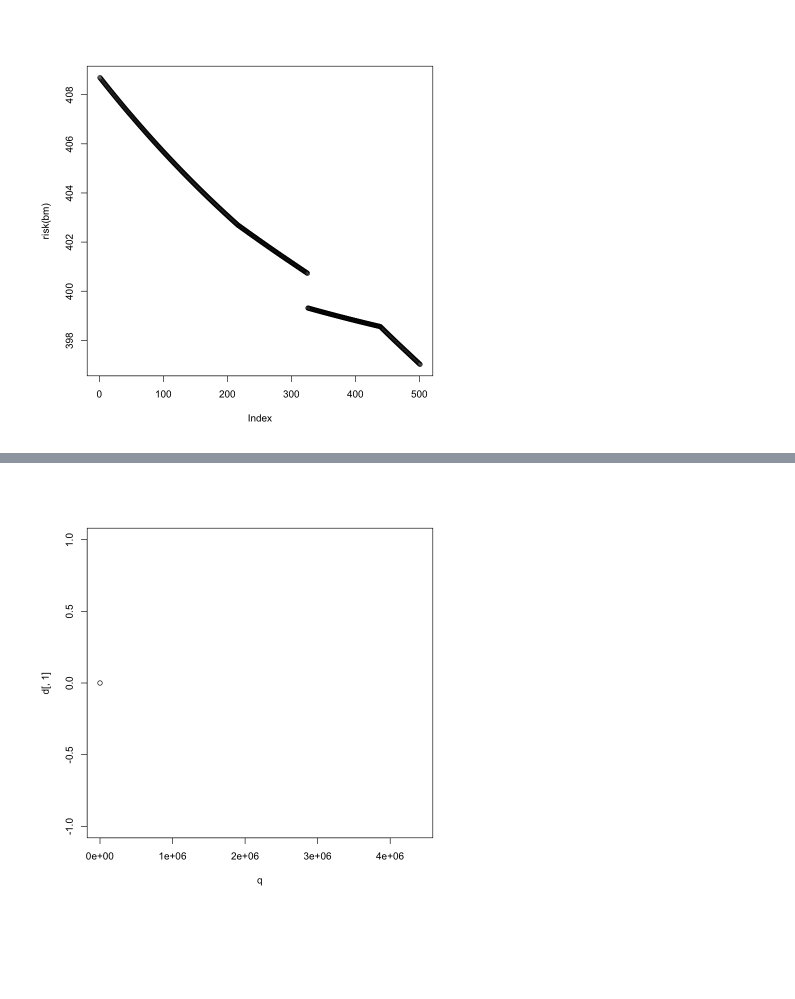
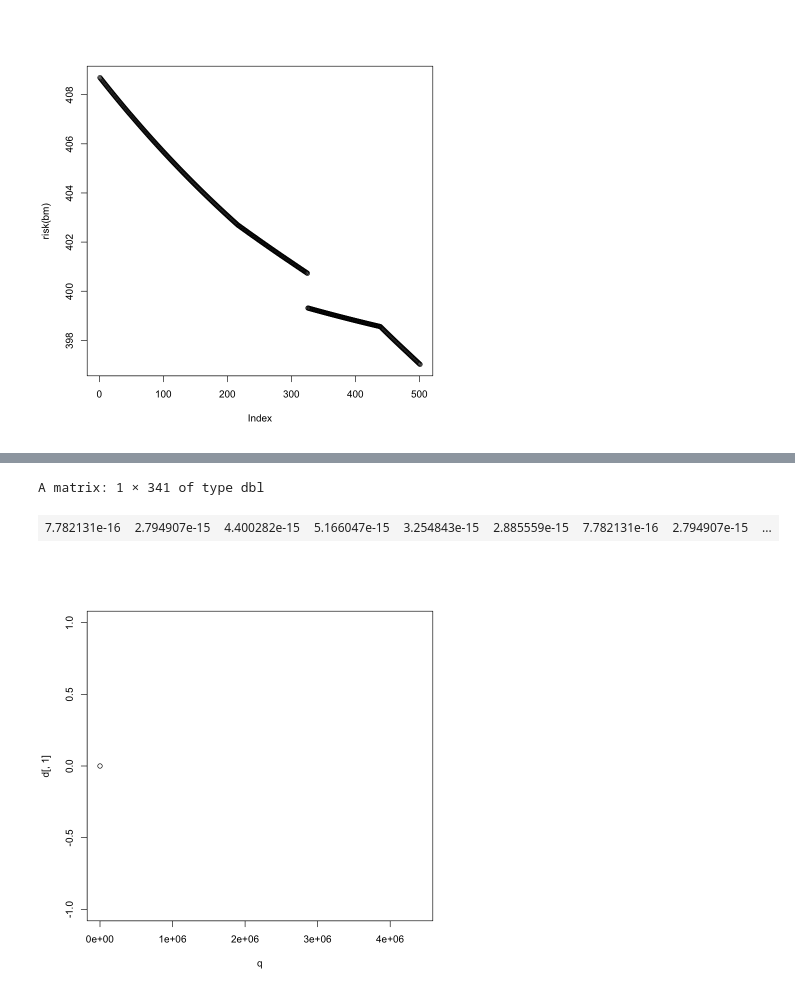
Before and after one commit to avinashbarnwal/AFTXGBoostPaper, a Jupyter notebook: src/R/production/mboost/mboost.ipynb, the cells around one changed output, grey strips where cells are left out. Drawn from its saved outputs; the diff is of its cells as text; code cells hidden in the pictures; blank space fills up the shorter version.

Commit message:
changes to mboost

```diff
--- a/src/R/production/mboost/mboost.ipynb
+++ b/src/R/production/mboost/mboost.ipynb
@@ -178,5 +152,0 @@ Log-Likelihood:
-# %%
-trn.data$y.lower = trn.data$y.upper <- NULL
-trn.data$my.surv = my.surv
-m_mlt = Survreg(my.surv ~ 1, data = trn.data, dist = "lognormal")
-bm    = stmboost(m_mlt, formula = my.surv ~ ., data = trn.data, method = quote(mboost::mboost))
@@ -186,3 +153,10 @@ Warning message in c.basis(bresponse = response, bshifting = shifting):
+# %%
+pred.mat <- predict(bm,newdata = trn.data,type = "density",q = 0.5)
+# %%
+pred.mat
+# %% [output]
+A matrix: 1 × 341 of type dbl
+| 7.782131e-16 | 2.794907e-15 | 4.400282e-15 | 5.166047e-15 | 3.254843e-15 | 2.885559e-15 | 7.782131e-16 | 2.794907e-15 | ... |
 # %%
 ### set-up some quantiles
 q = seq(from = 0, to = max(trn.data$my.surv[,1]), length.out = 100)
```
Also changed, not shown: parts of 7 cells of this notebook, 1 other file.
